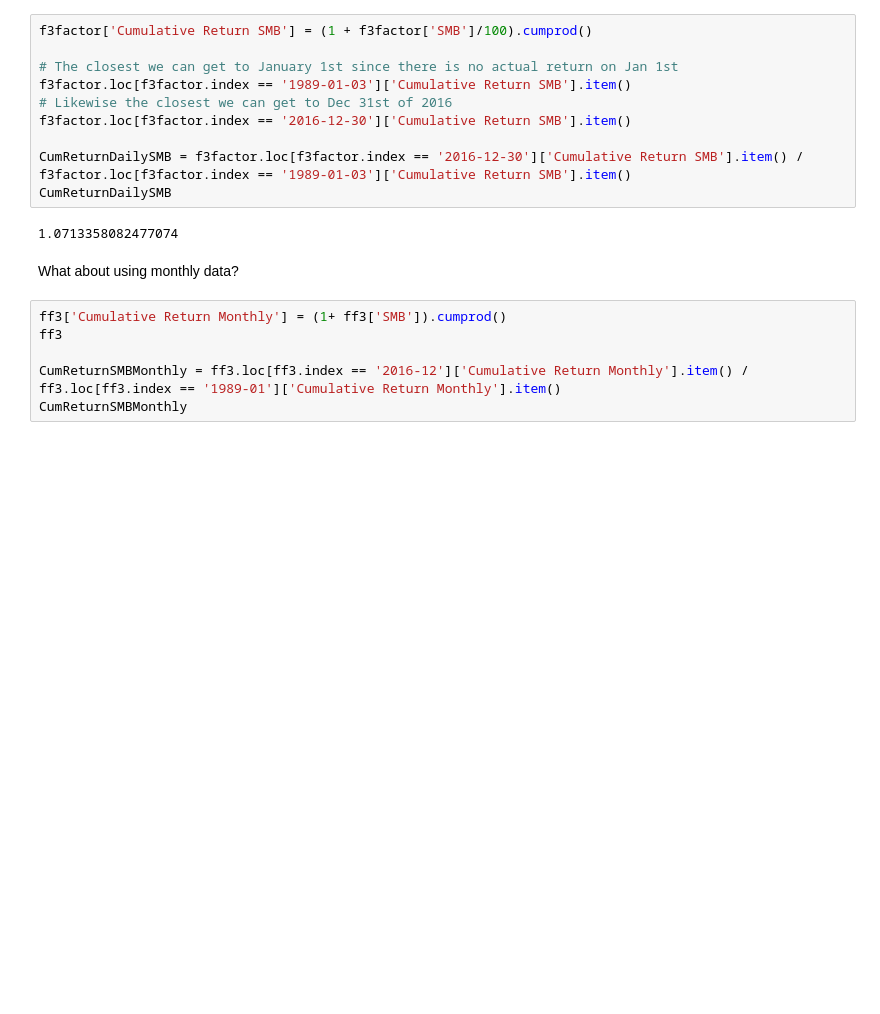
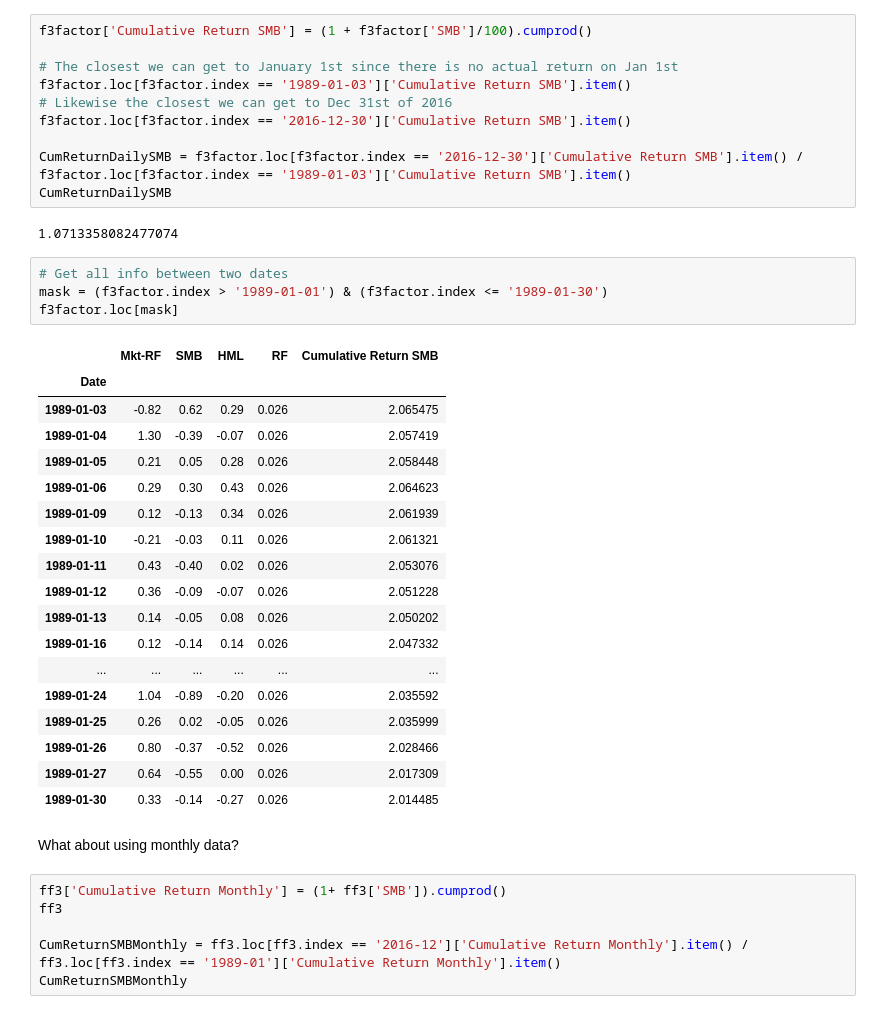
Before and after one commit to leoouyang781/Test-Repository, a Jupyter notebook: Python-For-Finance-2nd-Edition/Chapter 8.ipynb, the cells around one changed output. Saved outputs shown, nothing was run; the diff lists cells and outputs as text; blank space fills up the shorter version.

```diff
--- a/Python-For-Finance-2nd-Edition/Chapter 8.ipynb
+++ b/Python-For-Finance-2nd-Edition/Chapter 8.ipynb
@@ -1245,6 +1245,29 @@ CumReturnDailySMB = f3factor.loc[f3factor.index == '2016-12-30']['Cumulative Ret
 CumReturnDailySMB
 # %% [output]
 1.0713358082477074
+# %%
+# Get all info between two dates
+mask = (f3factor.index > '1989-01-01') & (f3factor.index <= '1989-01-30')
+f3factor.loc[mask]
+# %% [output]
+|  | Mkt-RF | SMB | HML | RF | Cumulative Return SMB |
+| Date |  |  |  |  |  |
+| 1989-01-03 | -0.82 | 0.62 | 0.29 | 0.026 | 2.065475 |
+| 1989-01-04 | 1.30 | -0.39 | -0.07 | 0.026 | 2.057419 |
+| 1989-01-05 | 0.21 | 0.05 | 0.28 | 0.026 | 2.058448 |
+| 1989-01-06 | 0.29 | 0.30 | 0.43 | 0.026 | 2.064623 |
+| 1989-01-09 | 0.12 | -0.13 | 0.34 | 0.026 | 2.061939 |
+| 1989-01-10 | -0.21 | -0.03 | 0.11 | 0.026 | 2.061321 |
+| 1989-01-11 | 0.43 | -0.40 | 0.02 | 0.026 | 2.053076 |
+| 1989-01-12 | 0.36 | -0.09 | -0.07 | 0.026 | 2.051228 |
+| 1989-01-13 | 0.14 | -0.05 | 0.08 | 0.026 | 2.050202 |
+| 1989-01-16 | 0.12 | -0.14 | 0.14 | 0.026 | 2.047332 |
+| ... | ... | ... | ... | ... | ... |
+| 1989-01-24 | 1.04 | -0.89 | -0.20 | 0.026 | 2.035592 |
+| 1989-01-25 | 0.26 | 0.02 | -0.05 | 0.026 | 2.035999 |
+| 1989-01-26 | 0.80 | -0.37 | -0.52 | 0.026 | 2.028466 |
+| 1989-01-27 | 0.64 | -0.55 | 0.00 | 0.026 | 2.017309 |
+| 1989-01-30 | 0.33 | -0.14 | -0.27 | 0.026 | 2.014485 |
 # %% [markdown]
 What about using monthly data?
 # %%
```
Also changed, not shown: 6 other files.
